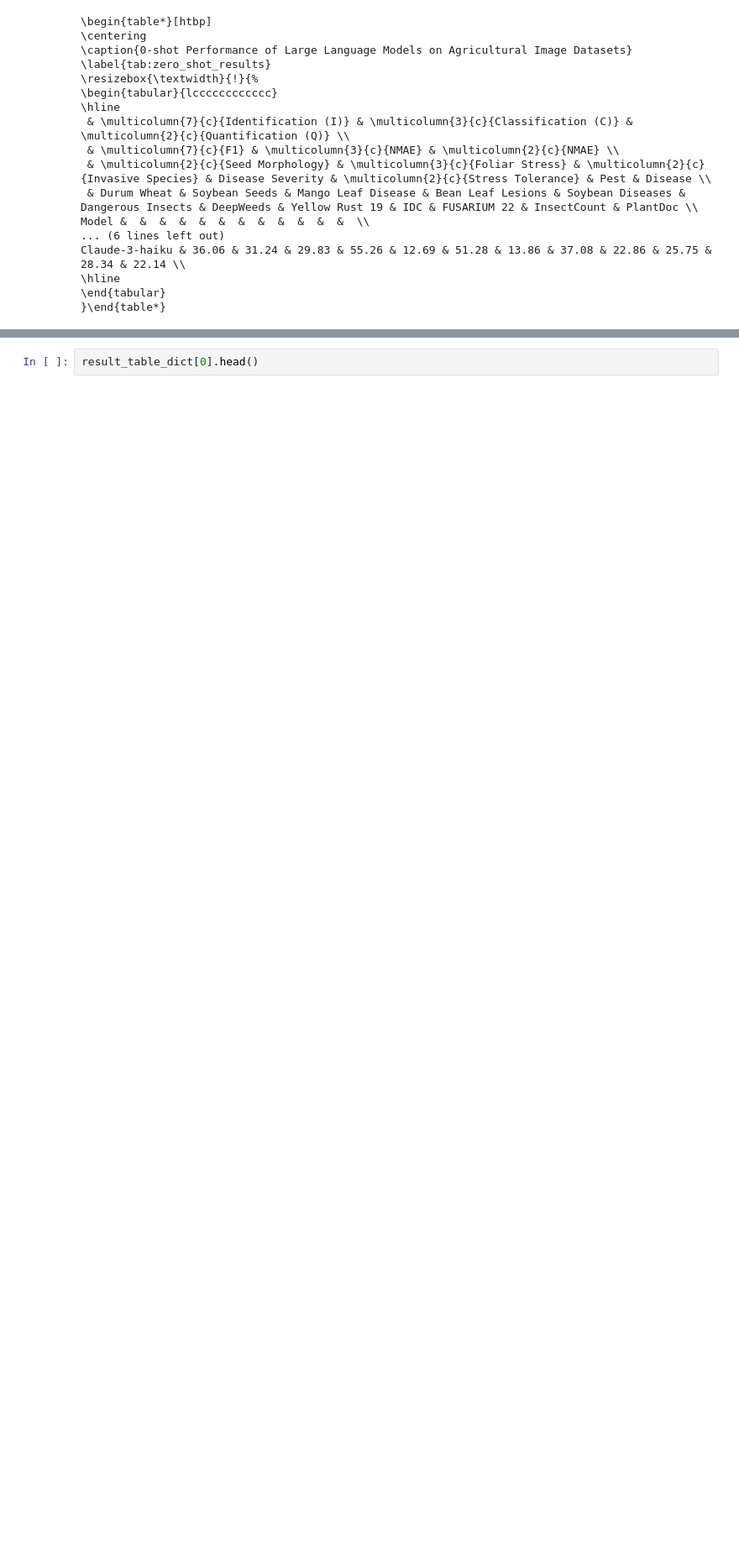
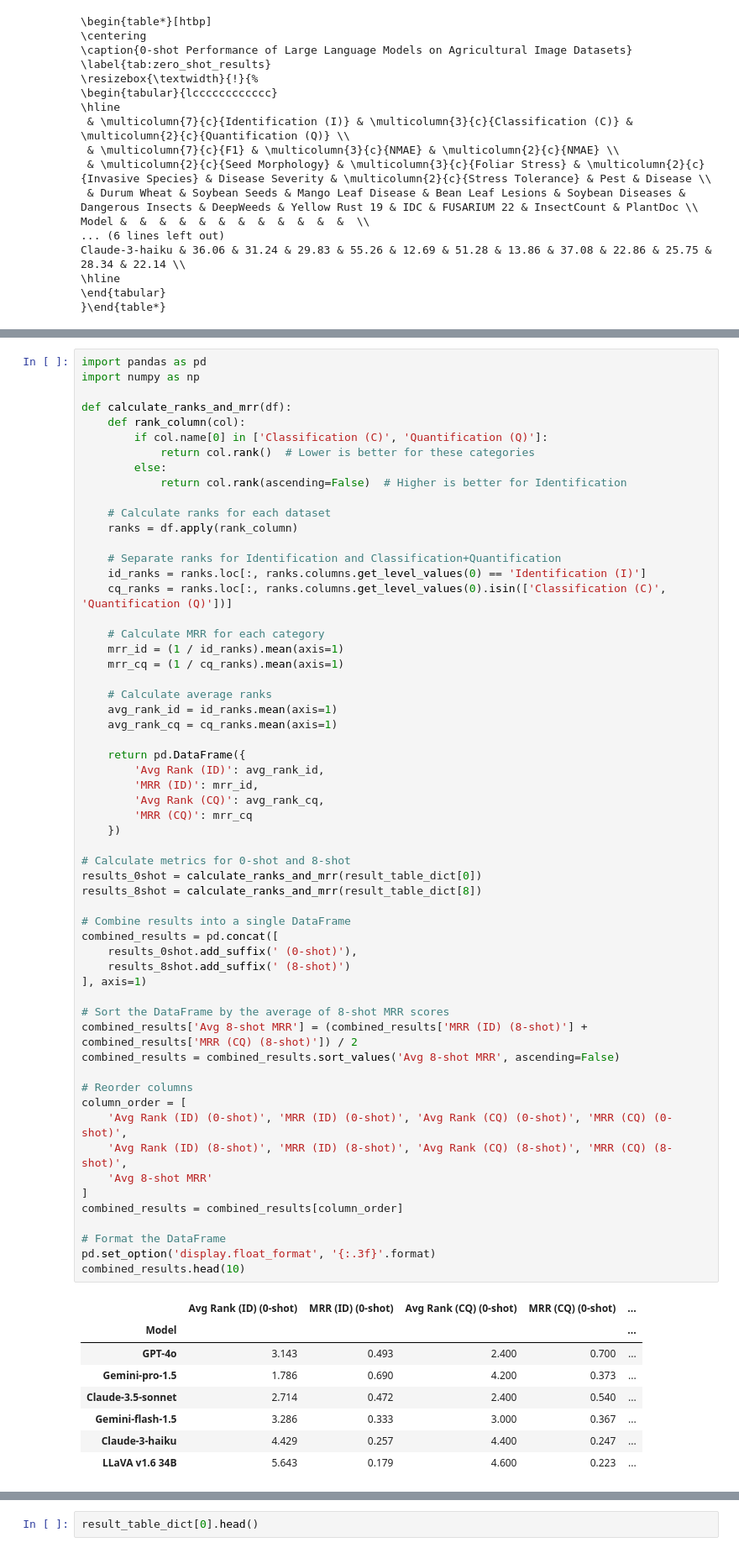
Before and after one commit to arbab-ml/AgEval, a Jupyter notebook: all_llms_analysis.ipynb, the cells around one changed output, grey strips where cells are left out. Shown at 84% size. Saved outputs shown, nothing was run; the diff lists cells and outputs as text; blank space fills up the shorter version.

```diff
--- a/all_llms_analysis.ipynb
+++ b/all_llms_analysis.ipynb
@@ -328,0 +437,67 @@ print(combined_latex_table)
+# %%
+import pandas as pd
+import numpy as np
+
+def calculate_ranks_and_mrr(df):
+    def rank_column(col):
+        if col.name[0] in ['Classification (C)', 'Quantification (Q)']:
+            return col.rank()  # Lower is better for these categories
+        else:
+            return col.rank(ascending=False)  # Higher is better for Identification
+
+    # Calculate ranks for each dataset
+    ranks = df.apply(rank_column)
+
+    # Separate ranks for Identification and Classification+Quantification
+    id_ranks = ranks.loc[:, ranks.columns.get_level_values(0) == 'Identification (I)']
+    cq_ranks = ranks.loc[:, ranks.columns.get_level_values(0).isin(['Classification (C)', 'Quantification (Q)'])]
+
+    # Calculate MRR for each category
+    mrr_id = (1 / id_ranks).mean(axis=1)
+    mrr_cq = (1 / cq_ranks).mean(axis=1)
+
+    # Calculate average ranks
+    avg_rank_id = id_ranks.mean(axis=1)
+    avg_rank_cq = cq_ranks.mean(axis=1)
+
+    return pd.DataFrame({
+        'Avg Rank (ID)': avg_rank_id,
+        'MRR (ID)': mrr_id,
+        'Avg Rank (CQ)': avg_rank_cq,
+        'MRR (CQ)': mrr_cq
+    })
+
+# Calculate metrics for 0-shot and 8-shot
+results_0shot = calculate_ranks_and_mrr(result_table_dict[0])
+results_8shot = calculate_ranks_and_mrr(result_table_dict[8])
+
+# Combine results into a single DataFrame
+combined_results = pd.concat([
+    results_0shot.add_suffix(' (0-shot)'),
+    results_8shot.add_suffix(' (8-shot)')
+], axis=1)
+
+# Sort the DataFrame by the average of 8-shot MRR scores
+combined_results['Avg 8-shot MRR'] = (combined_results['MRR (ID) (8-shot)'] + combined_results['MRR (CQ) (8-shot)']) / 2
+combined_results = combined_results.sort_values('Avg 8-shot MRR', ascending=False)
+
+# Reorder columns
+column_order = [
+    'Avg Rank (ID) (0-shot)', 'MRR (ID) (0-shot)', 'Avg Rank (CQ) (0-shot)', 'MRR (CQ) (0-shot)',
+    'Avg Rank (ID) (8-shot)', 'MRR (ID) (8-shot)', 'Avg Rank (CQ) (8-shot)', 'MRR (CQ) (8-shot)',
+    'Avg 8-shot MRR'
+]
+combined_results = combined_results[column_order]
+
+# Format the DataFrame
+pd.set_option('display.float_format', '{:.3f}'.format)
+combined_results.head(10)
+# %% [output]
+|  | Avg Rank (ID) (0-shot) | MRR (ID) (0-shot) | Avg Rank (CQ) (0-shot) | MRR (CQ) (0-shot) | ... |
+| Model |  |  |  |  | ... |
+| GPT-4o | 3.143 | 0.493 | 2.400 | 0.700 | ... |
+| Gemini-pro-1.5 | 1.786 | 0.690 | 4.200 | 0.373 | ... |
+| Claude-3.5-sonnet | 2.714 | 0.472 | 2.400 | 0.540 | ... |
+| Gemini-flash-1.5 | 3.286 | 0.333 | 3.000 | 0.367 | ... |
+| Claude-3-haiku | 4.429 | 0.257 | 4.400 | 0.247 | ... |
+| LLaVA v1.6 34B | 5.643 | 0.179 | 4.600 | 0.223 | ... |
```
Also changed, not shown: parts of 10 cells of this notebook, 23 other files.
